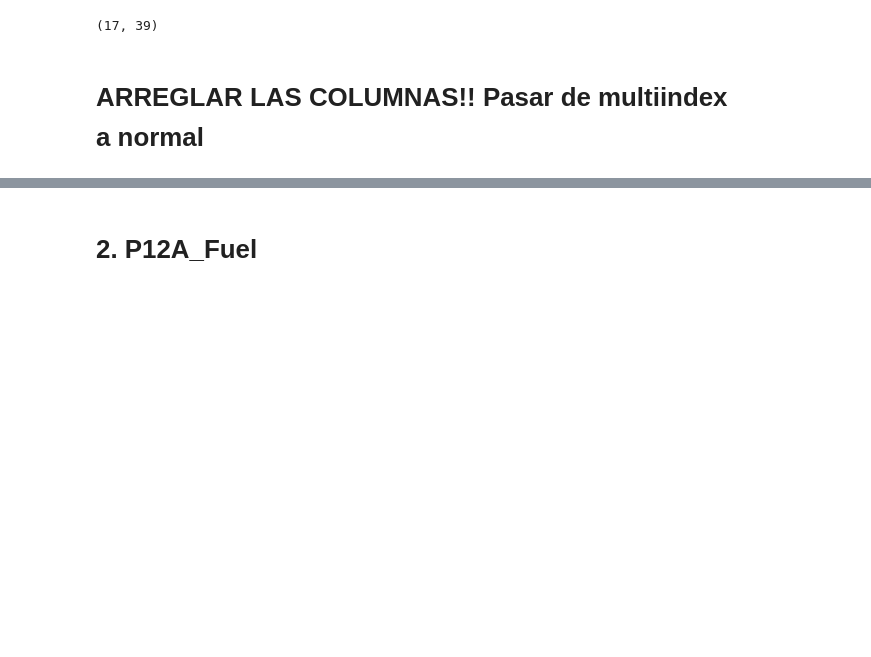
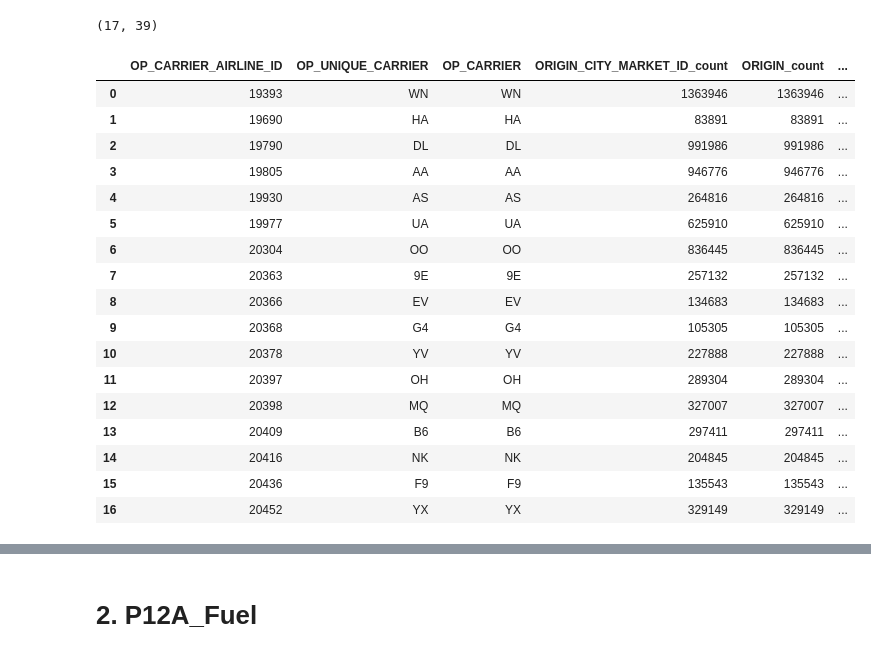
Before and after one commit to malonsol/TFM_KSchool, a Jupyter notebook: EDA/Join_122Fuel_131OTP.ipynb, the cells around one changed output, grey strips where cells are left out. Drawn from its saved outputs; the diff is of its cells as text; code cells hidden in the pictures; blank space fills up the shorter version.

```diff
--- a/EDA/Join_122Fuel_131OTP.ipynb
+++ b/EDA/Join_122Fuel_131OTP.ipynb
@@ -221,11 +221,11 @@ OTP_carrier_2019 = df7.groupby(['OP_CARRIER_AIRLINE_ID', 'OP_UNIQUE_CARRIER', 'O
                             'TAXI_OUT' : ['sum', 'mean', 'median'],
                             'TAXI_IN' : ['sum', 'mean', 'median'],
                             'ARR_DELAY' : ['sum', 'mean', 'min', 'max', 'median'],
-                            'CANCELLED' : ['sum', mode],
-                            'DIVERTED' : ['sum', mode],
+                            'CANCELLED' : ['sum', ('mode', mode)],
+                            'DIVERTED' : ['sum', ('mode', mode)],
                             'ACTUAL-CRS_ELAPSED_TIME' : ['sum', 'mean', 'min', 'max', 'median'],
                             'AIR_TIME' : ['sum', 'mean', 'median'],
-                            'FLIGHTS' : [mode],
+                            'FLIGHTS' : [('mode', mode)],
                             'DISTANCE' : ['sum', 'mean', 'median']
                            })
 OTP_carrier_2019
@@ -278,5 +278,27 @@ OTP_carrier_2019
 OTP_carrier_2019.shape
 # %% [output]
 (17, 39)
-# %% [markdown]
-# ARREGLAR LAS COLUMNAS!! Pasar de multiindex a normal
+# %%
+cols1 = ["".join(x) for i,x in enumerate(OTP_carrier_2019.columns.ravel()) if i <= 2]
+cols2 = ["_".join(x) for i,x in enumerate(OTP_carrier_2019.columns.ravel()) if i > 2]
+OTP_carrier_2019.columns = cols1 + cols2
+OTP_carrier_2019
+# %% [output]
+|  | OP_CARRIER_AIRLINE_ID | OP_UNIQUE_CARRIER | OP_CARRIER | ORIGIN_CITY_MARKET_ID_count | ORIGIN_count | ... |
+| 0 | 19393 | WN | WN | 1363946 | 1363946 | ... |
+| 1 | 19690 | HA | HA | 83891 | 83891 | ... |
+| 2 | 19790 | DL | DL | 991986 | 991986 | ... |
+| 3 | 19805 | AA | AA | 946776 | 946776 | ... |
+| 4 | 19930 | AS | AS | 264816 | 264816 | ... |
+| 5 | 19977 | UA | UA | 625910 | 625910 | ... |
+| 6 | 20304 | OO | OO | 836445 | 836445 | ... |
+| 7 | 20363 | 9E | 9E | 257132 | 257132 | ... |
+| 8 | 20366 | EV | EV | 134683 | 134683 | ... |
+| 9 | 20368 | G4 | G4 | 105305 | 105305 | ... |
+| 10 | 20378 | YV | YV | 227888 | 227888 | ... |
+| 11 | 20397 | OH | OH | 289304 | 289304 | ... |
+| 12 | 20398 | MQ | MQ | 327007 | 327007 | ... |
+| 13 | 20409 | B6 | B6 | 297411 | 297411 | ... |
+| 14 | 20416 | NK | NK | 204845 | 204845 | ... |
+| 15 | 20436 | F9 | F9 | 135543 | 135543 | ... |
+| 16 | 20452 | YX | YX | 329149 | 329149 | ... |
```
Also changed, not shown: parts of 11 cells of this notebook.
